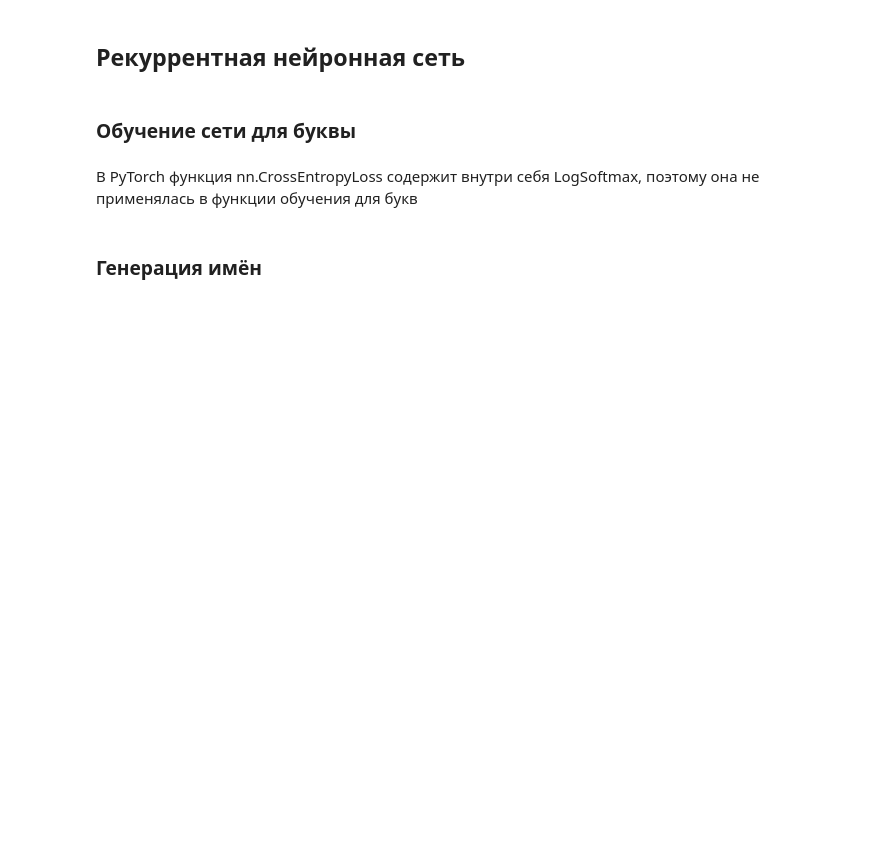
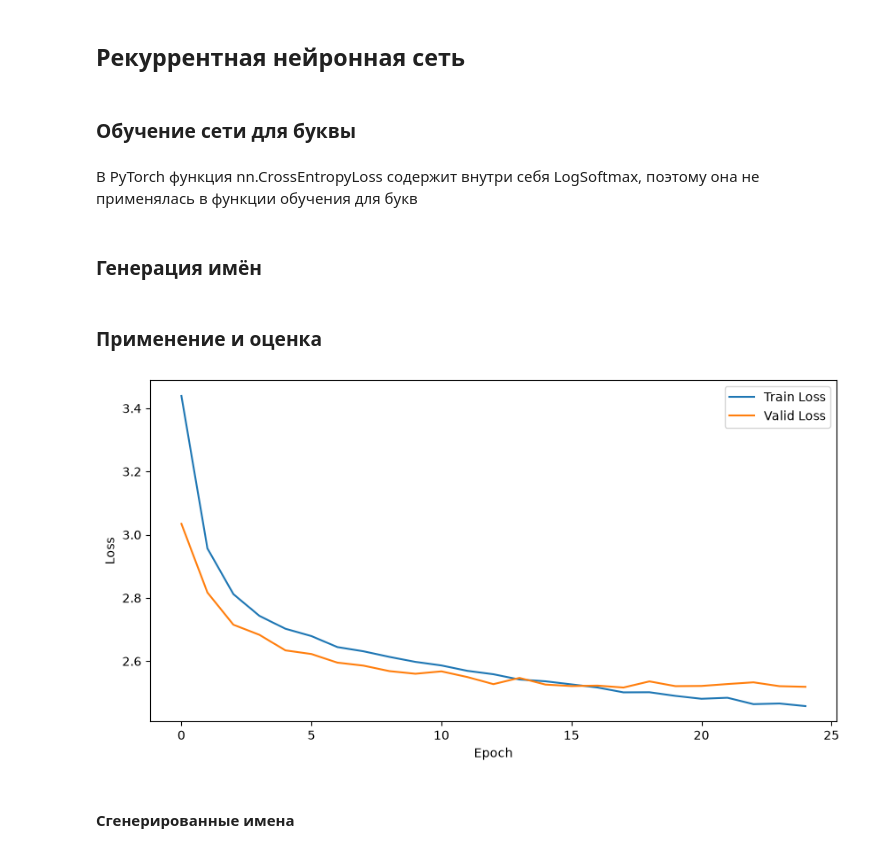
Before and after one commit to Magrusha/ds_pytorch-rnn-from-scratch, a Jupyter notebook: src/ml10.ipynb, the cells around one changed output. Drawn from its saved outputs; the diff is of its cells as text; code cells hidden in the pictures; blank space fills up the shorter version.

Commit message:
+ оценка

```diff
--- a/src/ml10.ipynb
+++ b/src/ml10.ipynb
@@ -401 +393,3 @@ def generate_name(model, stoi, itos, start_token='<', end_token='>', temperature
     return name
+# %% [markdown]
+### Применение и оценка
@@ -401,0 +417,44 @@ def generate_name(model, stoi, itos, start_token='<', end_token='>', temperature
+# %%
+class Data_set(Dataset):
+    def __init__(self, df):
+        self.sequences = df['latin'].tolist()
+        self.genders = df['gender'].tolist()
+
+    def __len__(self):
+        return len(self.sequences)
+
+    def __getitem__(self, idx):
+        x = torch.tensor(self.sequences[idx], dtype=torch.long)
+        y = torch.tensor(self.genders[idx], dtype=torch.float32)
+        return x, y
+
+
+train_dataset = Data_set(train_df)
+val_dataset = Data_set(val_df)
+test_dataset = Data_set(test_df)
+
+train_loader = DataLoader(train_dataset, batch_size=64, shuffle=True)
+val_loader = DataLoader(val_dataset, batch_size=64, shuffle=False)
+test_loader = DataLoader(test_dataset, batch_size=64, shuffle=False)
+# %%
+train_losses = []
+valid_losses = []
+
+for epoch in range(25):
+    train_loss = train_epoch(model, train_loader, optimizer, criterion, device, pad_idx)
+    valid_loss = val_epoch(model, val_loader, criterion, device, pad_idx)
+
+    train_losses.append(train_loss)
+    valid_losses.append(valid_loss)
+
+plt.figure(figsize=(10, 5))
+plt.plot(train_losses, label='Train Loss')
+plt.plot(valid_losses, label='Valid Loss')
+plt.xlabel('Epoch')
+plt.ylabel('Loss')
+plt.legend()
+plt.show()
+# %% [output]
+[figure, added]
+# %% [markdown]
+#### Сгенерированные имена
```
Also changed, not shown: parts of 12 cells of this notebook.
